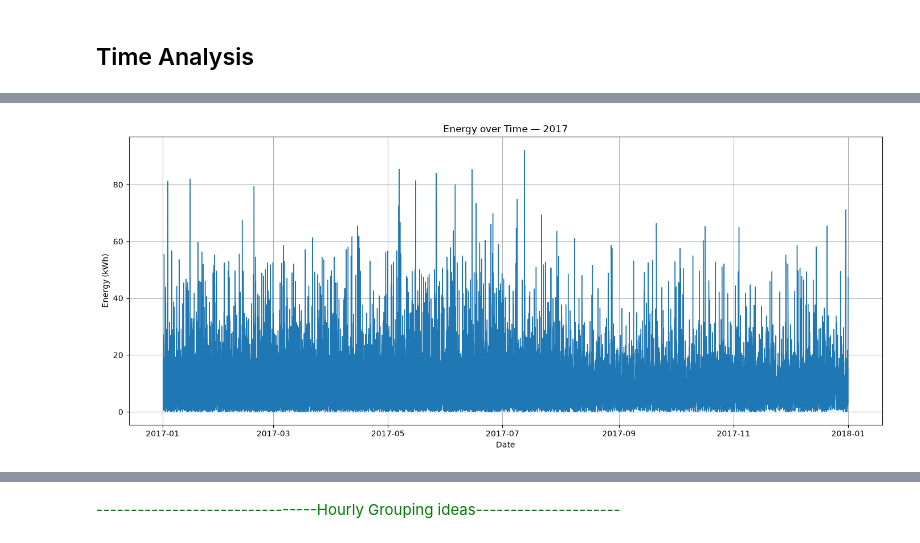
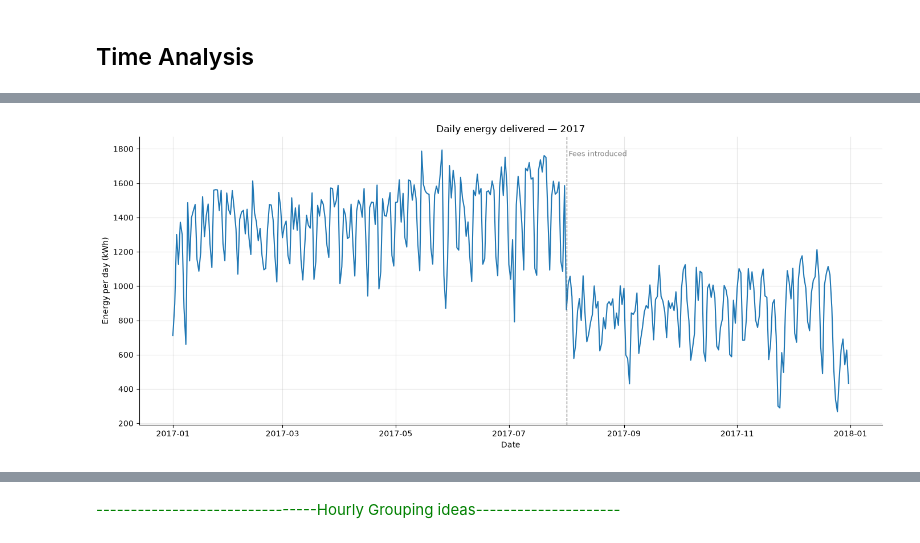
Before and after one commit to katarzynarogalska/Intro-to-Business-Analytics, a Jupyter notebook: main.ipynb, the cells around one changed output, grey strips where cells are left out. Saved outputs shown, nothing was run; the diff lists cells and outputs as text; code cells hidden in the pictures.

```diff
--- a/main.ipynb
+++ b/main.ipynb
@@ -68,0 +712,14 @@ for col in ['EVSE ID', 'System S/N', 'Driver Postal Code', 'Postal Code']:
+# %%
+def fill_from_mac(df: pd.DataFrame, col: str) -> pd.Series:
+    """Fill missing values of `col` from other rows with the same MAC, if that MAC only ever has one value."""
+    known = df.dropna(subset=[col])
+    values_per_mac = known.groupby('MAC Address')[col].nunique()
+    one_value = values_per_mac[values_per_mac == 1].index
+    mapping = known[known['MAC Address'].isin(one_value)].groupby('MAC Address')[col].first()
+    return df[col].fillna(df['MAC Address'].map(mapping))
+
+
+for col in ['EVSE ID', 'Model Number']:
+    n0 = df[col].isna().sum()
+    df[col] = fill_from_mac(df, col)
+    print(f"{col}: filled {n0 - df[col].isna().sum():,} of {n0:,} missing, {df[col].isna().sum():,} still missing")
@@ -68,0 +771,3 @@ for col in ['EVSE ID', 'System S/N', 'Driver Postal Code', 'Postal Code']:
+# %%
+df = df.drop(columns=['System S/N'])
+print("Dropped System S/N")
@@ -89,7 +802,7 @@ plt.show()
 # %% [markdown]
 Several missing values - will be imputated by "missing" for categorical features
 # %%
-cat_cols = ['County', 'Model Number', 'User ID', 'Currency', 'Ended By', 'Port Type', 'EVSE ID', 'System S/N', 'Driver Postal Code', 'Postal Code']
+cat_cols = ['County', 'Model Number', 'User ID', 'Ended By', 'Port Type', 'EVSE ID', 'Driver Postal Code', 'Postal Code']
 
 for col in cat_cols:
     df[col] = df[col].astype('string').str.strip().fillna('missing')
@@ -738,17 +1593,24 @@ plt.show()
 # %%
-# zoom closer on a selected month
+# zoom in on one year: daily totals
 year = 2017
-df_year = df[df["Start Date"].dt.year == year].copy()
+daily_energy = (
+    df.loc[df["Start Date"].dt.year == year]
+    .set_index("Start Date")["Energy (kWh)"]
+    .sort_index()
+    .resample("D").sum()
+)
 
-df_year = df_year.sort_values("Start Date")
-plt.figure(figsize=(14, 6))
-plt.plot(df_year["Start Date"], df_year["Energy (kWh)"], linewidth=1)
+fig, ax = plt.subplots(figsize=(14, 6))
+ax.plot(daily_energy.index, daily_energy.values, linewidth=1.5)
+ax.axvline(pd.Timestamp(f"{year}-08-01"), color="gray", linestyle="--", linewidth=1)
+ax.text(pd.Timestamp(f"{year}-08-01"), daily_energy.max(), " Fees introduced", color="gray", fontsize=9, va="top")
 
-plt.xlabel("Date")
-plt.ylabel("Energy (kWh)")
-plt.title(f"Energy over Time — {year}")
-plt.grid(True)
+ax.set_xlabel("Date")
+ax.set_ylabel("Energy per day (kWh)")
+ax.set_title(f"Daily energy delivered — {year}")
+ax.grid(True, alpha=0.3)
+sns.despine(ax=ax)
 plt.tight_layout()
 plt.show()
 # %% [output]
-[figure, old version]
+[figure, new version]
```
Also changed, not shown: parts of 111 cells of this notebook, 6 other files.
